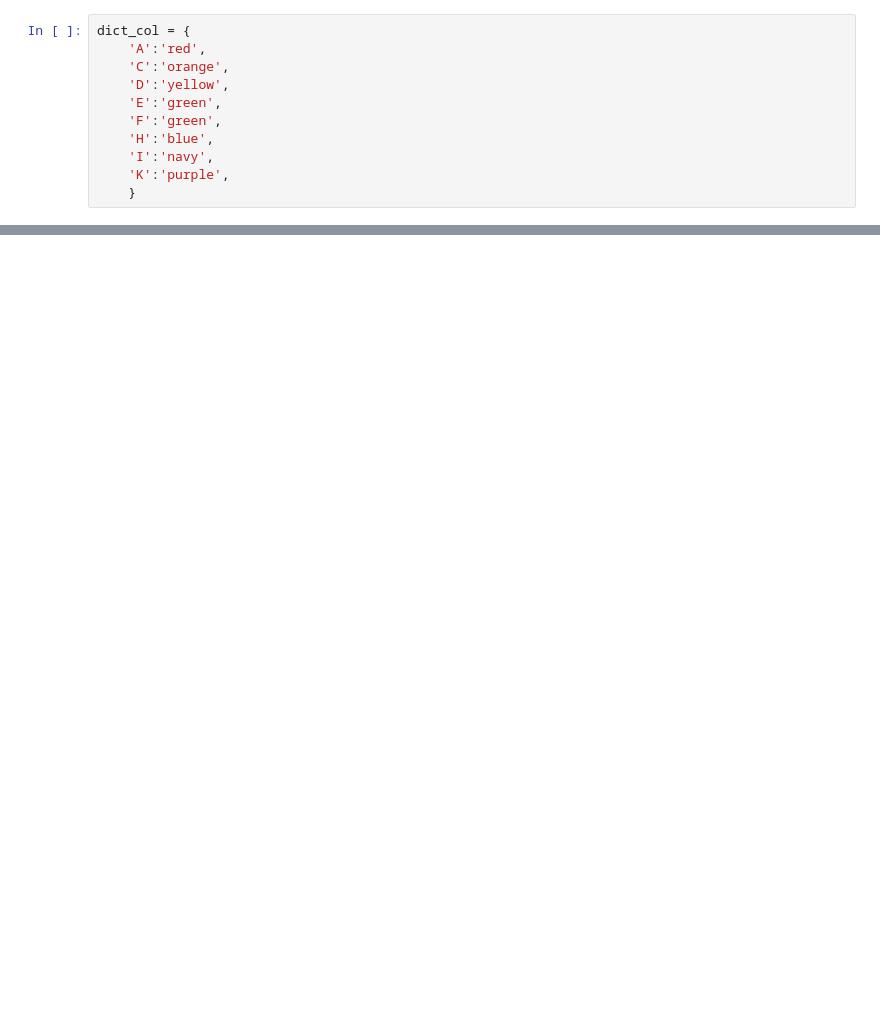
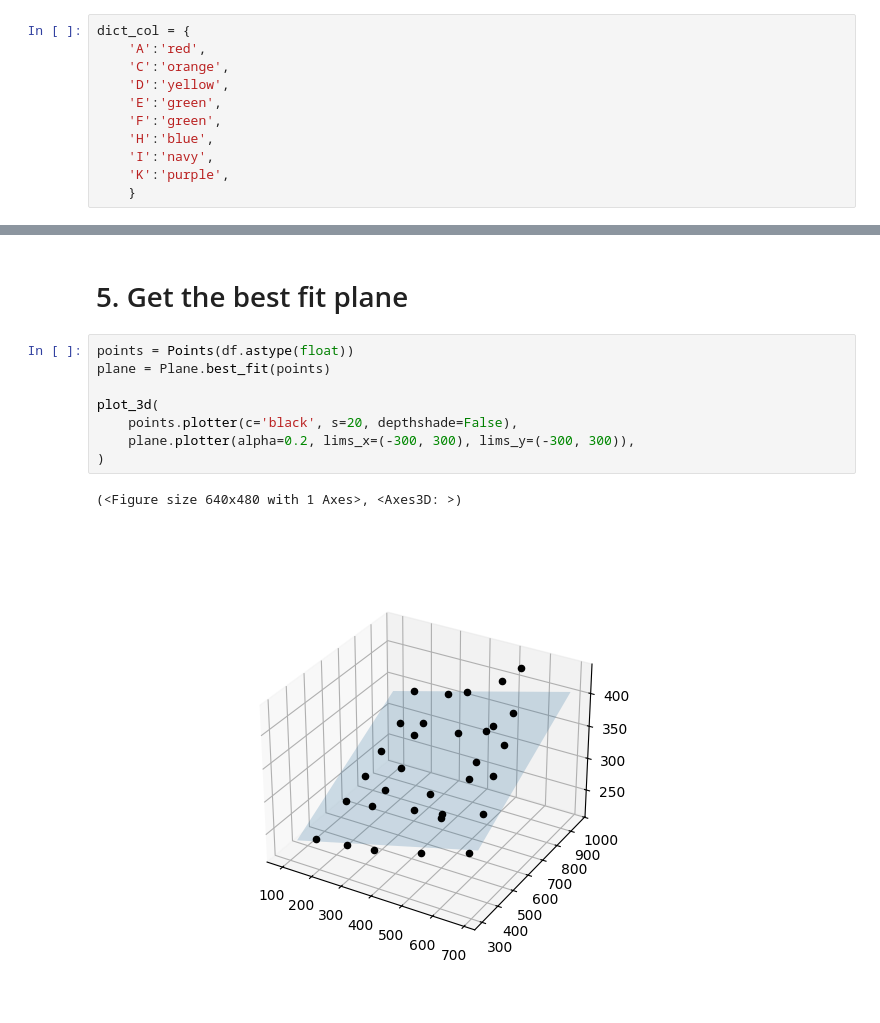
Before and after one commit to jipparchus/Gamba, a Jupyter notebook: app/MVP/concept_test.ipynb, the cells around one changed output, grey strips where cells are left out. Saved outputs shown, nothing was run; the diff lists cells and outputs as text; blank space fills up the shorter version.

Commit message:
update: plane fit to the 3d keypoints

```diff
--- a/app/MVP/concept_test.ipynb
+++ b/app/MVP/concept_test.ipynb
@@ -147,0 +167,13 @@ Text(0.5, 0, 'Z')
+# %% [markdown]
+# 5. Get the best fit plane
+# %%
+points = Points(df.astype(float))
+plane = Plane.best_fit(points)
+
+plot_3d(
+    points.plotter(c='black', s=20, depthshade=False),
+    plane.plotter(alpha=0.2, lims_x=(-300, 300), lims_y=(-300, 300)),
+)
+# %% [output]
+(<Figure size 640x480 with 1 Axes>, <Axes3D: >)
+[figure, added]
```
Also changed, not shown: parts of 34 cells of this notebook.
